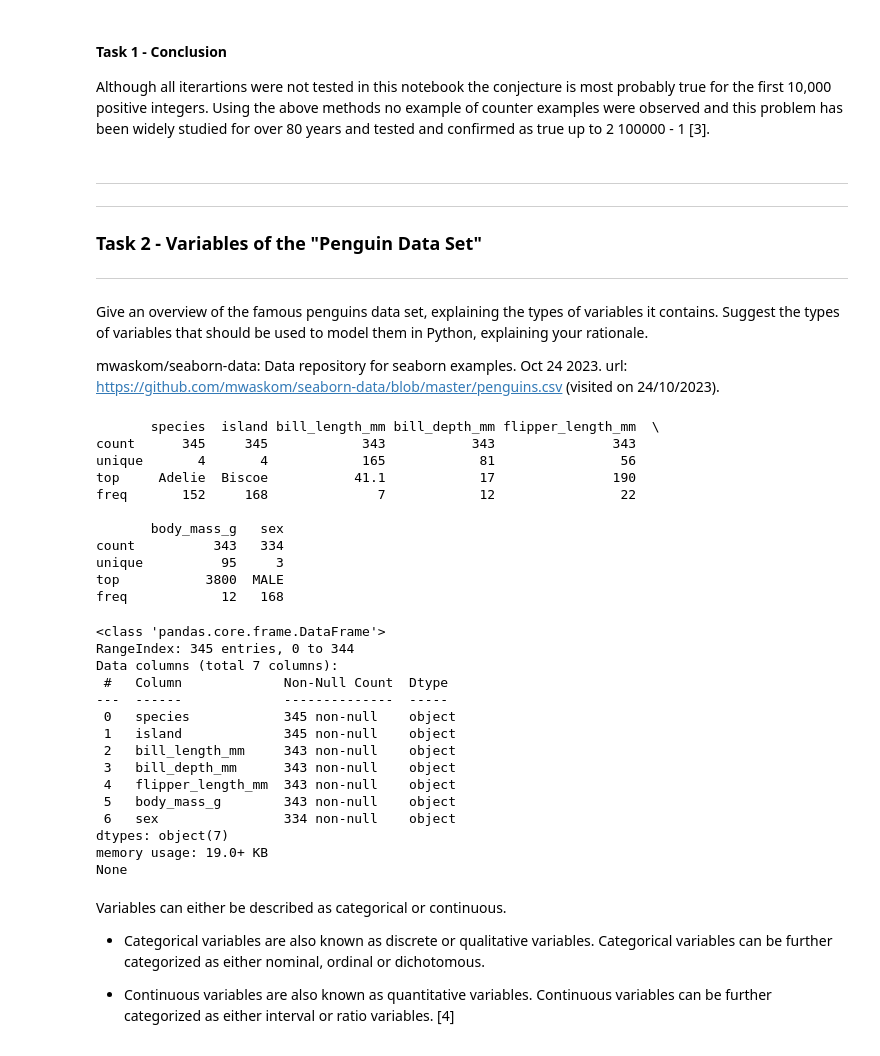
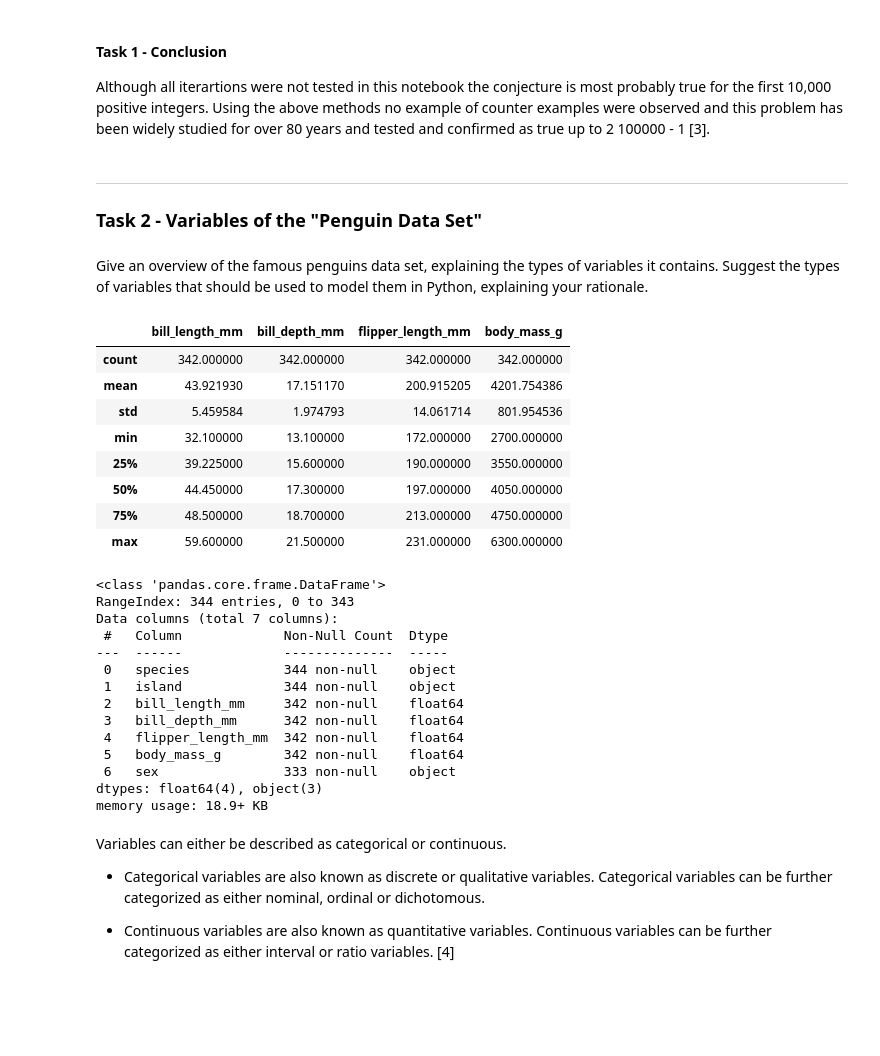
Before and after one commit to emma2d/Fundamentals_of_DA, a Jupyter notebook: tasks.ipynb, the cells around one changed output. Saved outputs shown, nothing was run; the diff lists cells and outputs as text; code cells hidden in the pictures; blank space fills up the shorter version.

```diff
--- a/tasks.ipynb
+++ b/tasks.ipynb
@@ -123,57 +123,54 @@ Output
 Although all iterartions were not tested in this notebook the conjecture is most probably true for the first 10,000 positive integers. Using the above methods no example of counter examples were observed and this problem has been widely studied for over 80 years and tested and confirmed as true up to 2 100000 - 1 [3].
 # %% [markdown]
 ***
-***
 ### Task 2 - Variables of the "Penguin Data Set"
-***
 # %% [markdown]
 Give an overview of the famous penguins data set, explaining the types of variables it contains. Suggest the types of variables that should be used to model them in Python, explaining your rationale.
-
-mwaskom/seaborn-data: Data repository for seaborn examples. Oct 24 2023.
-url: https://github.com/mwaskom/seaborn-data/blob/master/penguins.csv
-(visited on 24/10/2023).
 # %%
 import pandas as pd
 
 url = "https://raw.githubusercontent.com/mwaskom/seaborn-data/master/penguins.csv"
 
-col_names = ["species", "island", "bill_length_mm" , "bill_depth_mm", "flipper_length_mm", "body_mass_g", "sex"]
-
 missing_values = ["NA", "N/A"]
 
-penguin_data = pd.read_csv(url, names=col_names, na_values=missing_values)
+penguin_data = pd.read_csv(url, header=0, na_values=missing_values )
 
-print(penguin_data.describe())
+# Read the data as a csv file from the url to a local file.
+with open("penguin_dataset.csv", "a") as f:
+    f.write(str(penguin_data))
+    f.close
+
+# Show.
+penguin_data.describe()
 # %% [output]
-       species  island bill_length_mm bill_depth_mm flipper_length_mm  \
-count      345     345            343           343               343
-unique       4       4            165            81                56
-top     Adelie  Biscoe           41.1            17               190
-freq       152     168              7            12                22
-
-       body_mass_g   sex
-count          343   334
-unique          95     3
-top           3800  MALE
-freq            12   168
+|  | bill_length_mm | bill_depth_mm | flipper_length_mm | body_mass_g |
+| count | 342.000000 | 342.000000 | 342.000000 | 342.000000 |
+| mean | 43.921930 | 17.151170 | 200.915205 | 4201.754386 |
+| std | 5.459584 | 1.974793 | 14.061714 | 801.954536 |
+| min | 32.100000 | 13.100000 | 172.000000 | 2700.000000 |
+| 25% | 39.225000 | 15.600000 | 190.000000 | 3550.000000 |
+| 50% | 44.450000 | 17.300000 | 197.000000 | 4050.000000 |
+| 75% | 48.500000 | 18.700000 | 213.000000 | 4750.000000 |
+| max | 59.600000 | 21.500000 | 231.000000 | 6300.000000 |
 # %%
-print(penguin_data.info())
+#Show
+
+penguin_data.info()
 # %% [output]
 <class 'pandas.core.frame.DataFrame'>
-RangeIndex: 345 entries, 0 to 344
+RangeIndex: 344 entries, 0 to 343
 Data columns (total 7 columns):
  #   Column             Non-Null Count  Dtype
 ---  ------             --------------  -----
- 0   species            345 non-null    object
- 1   island             345 non-null    object
- 2   bill_length_mm     343 non-null    object
- 3   bill_depth_mm      343 non-null    object
- 4   flipper_length_mm  343 non-null    object
- 5   body_mass_g        343 non-null    object
- 6   sex                334 non-null    object
-dtypes: object(7)
-memory usage: 19.0+ KB
-None
+ 0   species            344 non-null    object
+ 1   island             344 non-null    object
+ 2   bill_length_mm     342 non-null    float64
+ 3   bill_depth_mm      342 non-null    float64
+ 4   flipper_length_mm  342 non-null    float64
+ 5   body_mass_g        342 non-null    float64
+ 6   sex                333 non-null    object
+dtypes: float64(4), object(3)
+memory usage: 18.9+ KB
 # %% [markdown]
 Variables can either be described as categorical or continuous.
 
```
Also changed, not shown: parts of 11 cells of this notebook.
